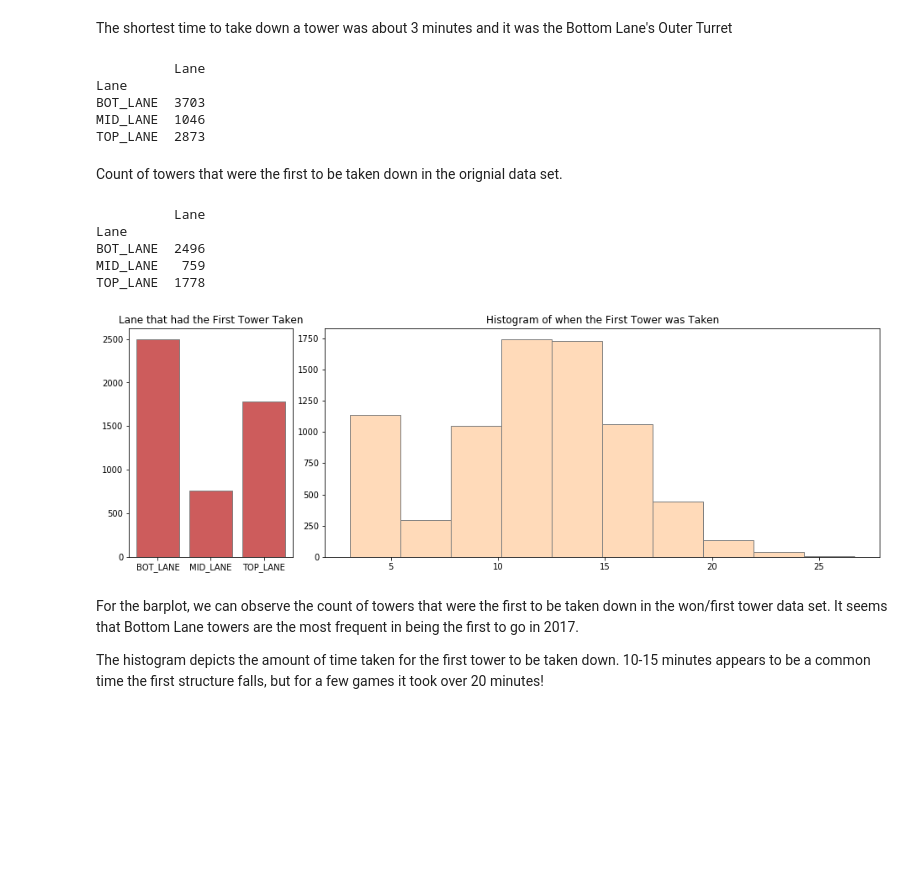
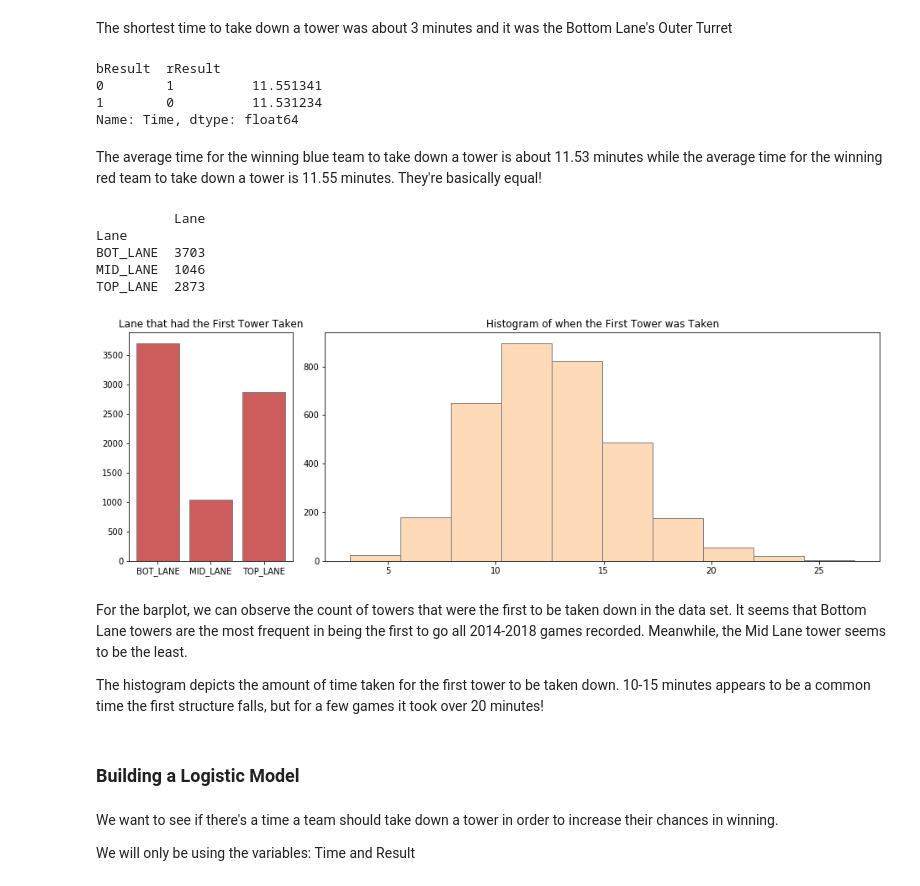
Before and after one commit to kaylindee/131_project, a Jupyter notebook: Stats 131 Final Project.ipynb, the cells around one changed output. Drawn from its saved outputs; the diff is of its cells as text; code cells hidden in the pictures; blank space fills up the shorter version.

Commit message:
fixed data for logistic model

```diff
--- a/Stats 131 Final Project.ipynb
+++ b/Stats 131 Final Project.ipynb
@@ -241,3 +241,5 @@ structuresLoL_merge = pd.merge(structures_merge, LoL, on = ['Address'])
 structuresLoL_merge.shape
 # %% [output]
 (7622, 61)
+# %%
+structuresLoL = structuresLoL_merge[['Time', 'Team', 'Lane', 'Year', 'Address', 'bResult', 'rResult']]
@@ -285,7 +297,16 @@ dtype: object
 # %% [markdown]
 The shortest time to take down a tower was about 3 minutes and it was the Bottom Lane's Outer Turret
+# %%
+structuresLoL.groupby(['bResult', 'rResult'])['Time'].mean()
+# %% [output]
+bResult  rResult
+0        1          11.551341
+1        0          11.531234
+Name: Time, dtype: float64
+# %% [markdown]
+The average time for the winning blue team to take down a tower is about 11.53 minutes while the average time for the winning red team to take down a tower is 11.55 minutes. They're basically equal!
 # %%
-lanetowers1 = structures_merge.groupby('Lane')['Lane'].count()
+lanetowers1 = structuresLoL.groupby('Lane')['Lane'].count()
 lanetowers1df = pd.DataFrame(lanetowers1)
 
 print(lanetowers1df)
@@ -295,35 +316,29 @@ Lane
 BOT_LANE  3703
 MID_LANE  1046
 TOP_LANE  2873
-# %% [markdown]
-Count of towers that were the first to be taken down in the orignial data set.
-# %%
-lanetowers2 = winfirsttower.groupby('Lane')['Lane'].count()
-lanetowers2df = pd.DataFrame(lanetowers2)
-
-print(lanetowers2df)
-# %% [output]
-          Lane
-Lane
-BOT_LANE  2496
-MID_LANE   759
-TOP_LANE  1778
 # %%
 fig, ax = plt.subplots(0,2, figsize=(16,11))
 
 p1 = plt.subplot2grid((2,4), (0,0), colspan = 1)
-barchart = plt.bar(lanetowers.index, lanetowers.df['Lane'],
+barchart = plt.bar(lanetowers1df.index, lanetowers1df['Lane'],
                    color = 'indianred', edgecolor = 'grey')
 plt.title('Lane that had the First Tower Taken')
 
 p2 = plt.subplot2grid((2,4), (0,1), colspan = 3)
-plt.hist(structures_merge.Time, color = 'peachpuff', edgecolor = 'grey')
+plt.hist(structuresLoL_2017.Time, color = 'peachpuff',
+         edgecolor = 'grey')
 plt.title('Histogram of when the First Tower was Taken')
 
 plt.show()
 # %% [output]
-[figure, old version]
+[figure, new version]
 # %% [markdown]
-For the barplot, we can observe the count of towers that were the first to be taken down in the won/first tower data set. It seems that Bottom Lane towers are the most frequent in being the first to go in 2017.
+For the barplot, we can observe the count of towers that were the first to be taken down in the data set. It seems that Bottom Lane towers are the most frequent in being the first to go all 2014-2018 games recorded. Meanwhile, the Mid Lane tower seems to be the least.
 
 The histogram depicts the amount of time taken for the first tower to be taken down. 10-15 minutes appears to be a common time the first structure falls, but for a few games it took over 20 minutes!
+# %% [markdown]
+### Building a Logistic Model
+# %% [markdown]
+We want to see if there's a time a team should take down a tower in order to increase their chances in winning.
+
+We will only be using the variables: Time and Result
```
Also changed, not shown: parts of 17 cells of this notebook.
